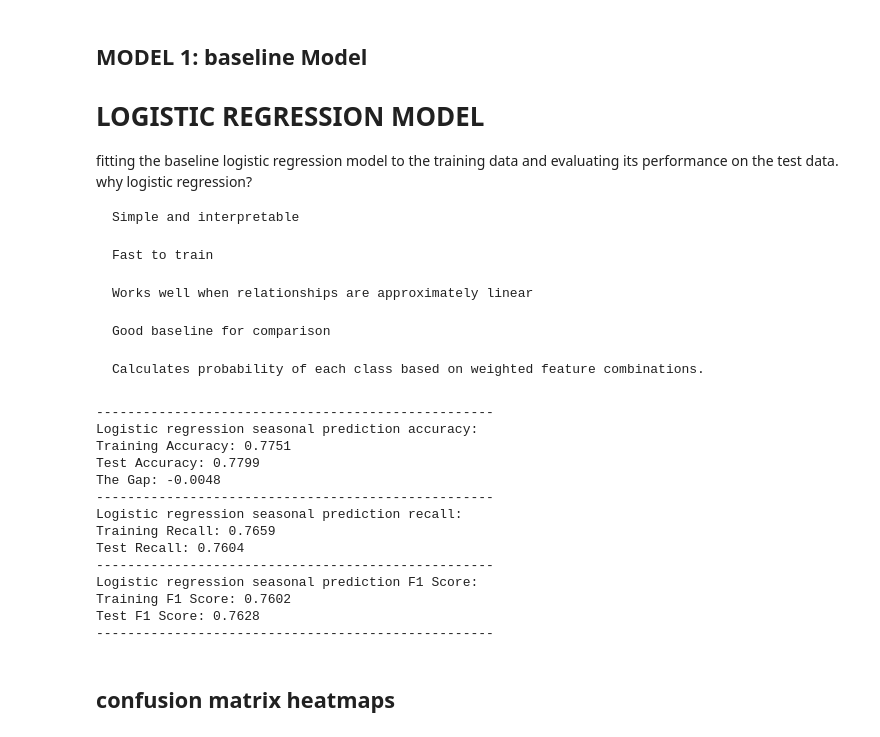
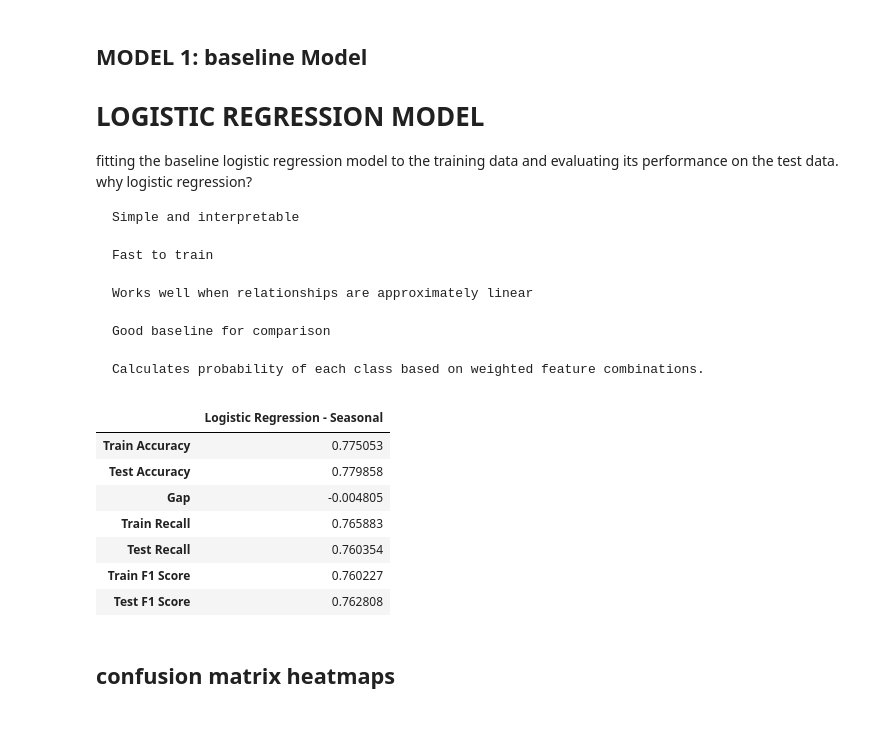
Before and after one commit to sharonkipruto-code/Phase3_project, a Jupyter notebook: flu_index.ipynb, the cells around one changed output. Drawn from its saved outputs; the diff is of its cells as text; code cells hidden in the pictures.

```diff
--- a/flu_index.ipynb
+++ b/flu_index.ipynb
@@ -400,37 +440,31 @@ test_recall_seasonal_lr = recall_score(y_test['seasonal_vaccine'],test_pred_seas
 #check f1 seasonal
 train_f1_seasonal_lr = f1_score(y_train['seasonal_vaccine'],train_pred_seasonal_lr)
 test_f1_seasonal_lr = f1_score(y_test['seasonal_vaccine'],test_pred_seasonal_lr)
-# %%
-
-print("---------------------------------------------------")
-print(f'Logistic regression seasonal prediction accuracy:')
-print(f"Training Accuracy: {train_accuracy_seasonal_lr:.4f}")
-print(f"Test Accuracy: {test_accuracy_seasonal_lr:.4f}")
-print(f"The Gap: {train_accuracy_seasonal_lr - test_accuracy_seasonal_lr:.4f}")
-print("---------------------------------------------------")
-print(f'Logistic regression seasonal prediction recall:')
-print(f"Training Recall: {train_recall_seasonal_lr:.4f}")
-print(f"Test Recall: {test_recall_seasonal_lr:.4f}")
-print("---------------------------------------------------")
-print(f'Logistic regression seasonal prediction F1 Score:')
-print(f"Training F1 Score: {train_f1_seasonal_lr:.4f}")
-print(f"Test F1 Score: {test_f1_seasonal_lr:.4f}")
-print("---------------------------------------------------")
-# %% [output]
----------------------------------------------------
-Logistic regression seasonal prediction accuracy:
-Training Accuracy: 0.7751
-Test Accuracy: 0.7799
-The Gap: -0.0048
----------------------------------------------------
-Logistic regression seasonal prediction recall:
-Training Recall: 0.7659
-Test Recall: 0.7604
----------------------------------------------------
-Logistic regression seasonal prediction F1 Score:
-Training F1 Score: 0.7602
-Test F1 Score: 0.7628
----------------------------------------------------
+# %%
+metrics_lr=pd.DataFrame({
+    "Train Accuracy": [train_accuracy_seasonal_lr],
+    "Test Accuracy": [test_accuracy_seasonal_lr],
+    "Gap": [train_accuracy_seasonal_lr - test_accuracy_seasonal_lr],
+
+    "Train Recall": [train_recall_seasonal_lr],
+    "Test Recall": [test_recall_seasonal_lr],
+
+    "Train F1 Score": [train_f1_seasonal_lr],
+    "Test F1 Score": [test_f1_seasonal_lr]
+
+}).T
+
+metrics_lr.columns = ['Logistic Regression - Seasonal']
+metrics_lr
+# %% [output]
+|  | Logistic Regression - Seasonal |
+| Train Accuracy | 0.775053 |
+| Test Accuracy | 0.779858 |
+| Gap | -0.004805 |
+| Train Recall | 0.765883 |
+| Test Recall | 0.760354 |
+| Train F1 Score | 0.760227 |
+| Test F1 Score | 0.762808 |
 # %% [markdown]
 ## confusion matrix heatmaps
 # %%
```
Also changed, not shown: parts of 16 cells of this notebook, 1 other file.
